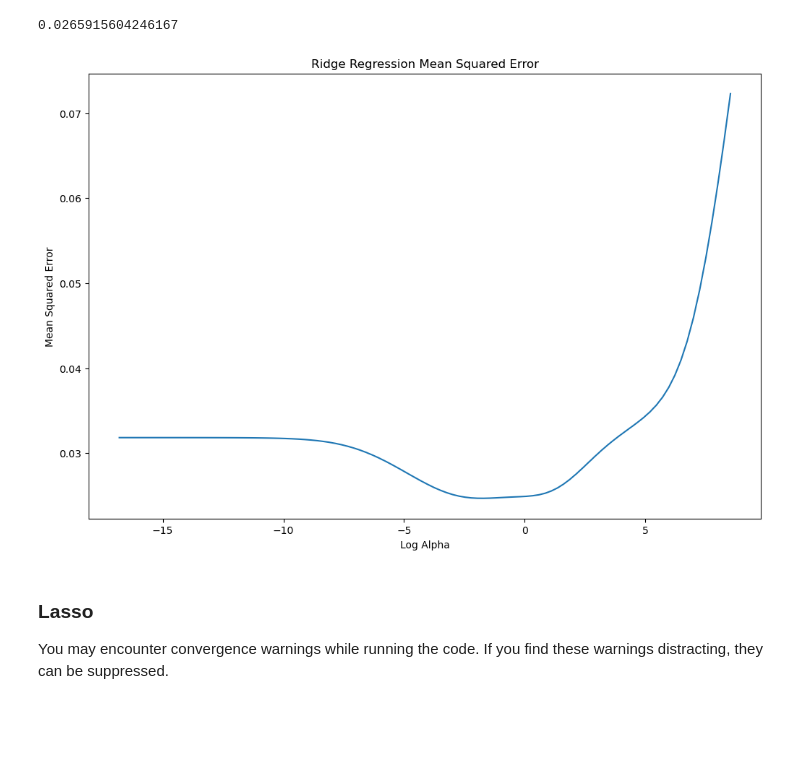
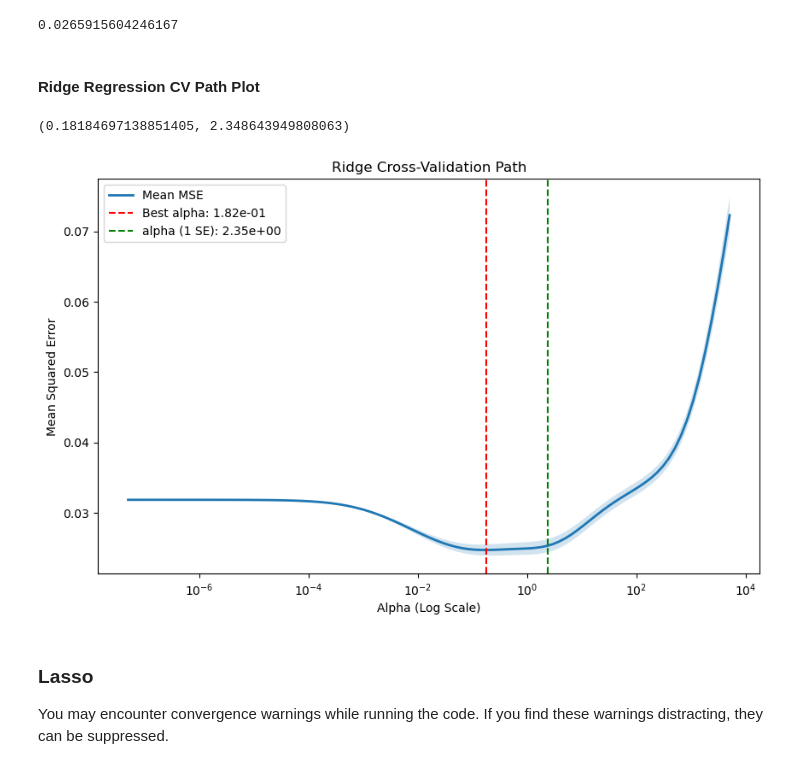
Before and after one commit to lycpaul/cs598-psl, a Jupyter notebook: code2/Assignment_2_1160_ycl7.ipynb, the cells around one changed output. Saved outputs shown, nothing was run; the diff lists cells and outputs as text; code cells hidden in the pictures; blank space fills up the shorter version.

```diff
--- a/code2/Assignment_2_1160_ycl7.ipynb
+++ b/code2/Assignment_2_1160_ycl7.ipynb
@@ -233,28 +233,49 @@ ridge.fit(X_train_std, Y_train)
 mean_squared_error(Y_test, ridge.predict(X_test_std))
 # %% [output]
 0.0265915604246167
+# %% [markdown]
+#### Ridge Regression CV Path Plot
 # %%
 from sklearn.model_selection import cross_val_score
+mean_mse = []
+std_mse = []
 
-# Generate a CV plot to verify the lamda selection range
-# x: log(alpha)
-# y: mean_squared_error
-
-mse_scores = []
 for alpha in ridge_alphas:
     ridge = Ridge(alpha=alpha)
     mse = -cross_val_score(ridge, X_train_std, Y_train, cv=10, scoring='neg_mean_squared_error')
-    mse_scores.append(np.mean(mse))
-
-plt.figure(figsize=(12, 8))
-plt.plot(np.log(ridge_alphas), mse_scores)
-plt.xlabel('Log Alpha')
-plt.ylabel('Mean Squared Error')
-plt.title('Ridge Regression Mean Squared Error')
-plt.axis('tight')
-plt.show()
+    mean_mse.append(np.mean(mse))
+    std_mse.append(np.std(mean_mse) / np.sqrt(10))
-# %% [output]
-[figure, removed]
+# %%
+# Identify best alpha and one standard error rule alpha
+min_idx = np.argmin(mean_mse)
+alpha_min = ridge_alphas[min_idx]
+
+# Find the threshold within one standard error of the best alpha
+threshold = mean_mse[min_idx] + std_mse[min_idx]
+
+# Find the largest alpha within one standard error of the best alpha
+one_se_rule_idx = np.where(mean_mse <= threshold)[0][-1]
+alpha_1se = ridge_alphas[one_se_rule_idx]
+
+alpha_min, alpha_1se
+# %% [output]
+(0.18184697138851405, 2.348643949808063)
+# %%
+mean_mse = np.array(mean_mse)
+std_mse = np.array(std_mse)
+
+plt.figure(figsize=(10, 6))
+plt.semilogx(ridge_alphas, mean_mse, label='Mean MSE', linewidth=2)
+plt.fill_between(ridge_alphas, mean_mse - std_mse, mean_mse + std_mse, alpha=0.2)
+plt.axvline(alpha_min, linestyle='--', color='r', label=f'Best alpha: {alpha_min:.2e}')
+plt.axvline(alpha_1se, linestyle='--', color='g', label=f'alpha (1 SE): {alpha_1se:.2e}')
+plt.xlabel('Alpha (Log Scale)')
+plt.ylabel('Mean Squared Error')
+plt.legend()
+plt.title('Ridge Cross-Validation Path')
+plt.show()
+# %% [output]
+[figure, added]
 # %% [markdown]
 ### Lasso
 
```
Also changed, not shown: parts of 14 cells of this notebook, 1 other file.
